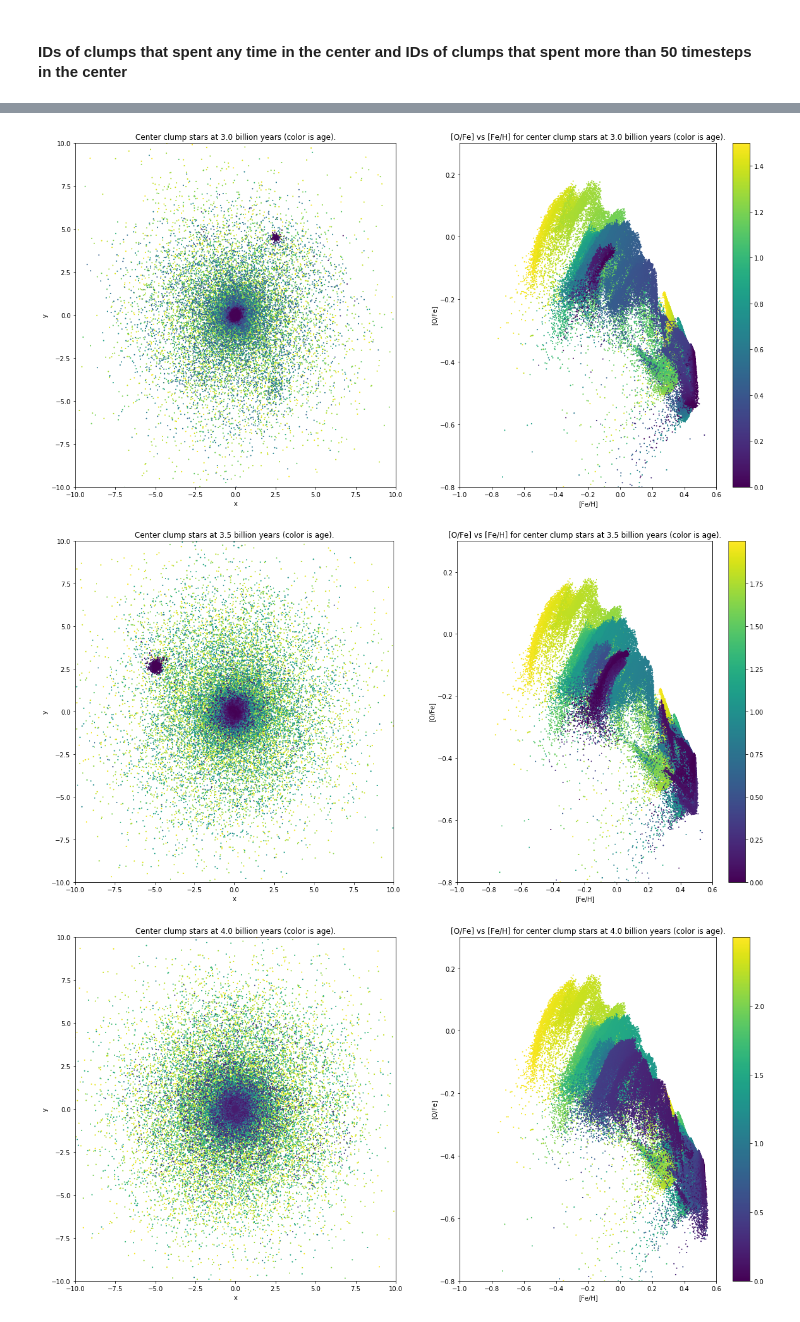
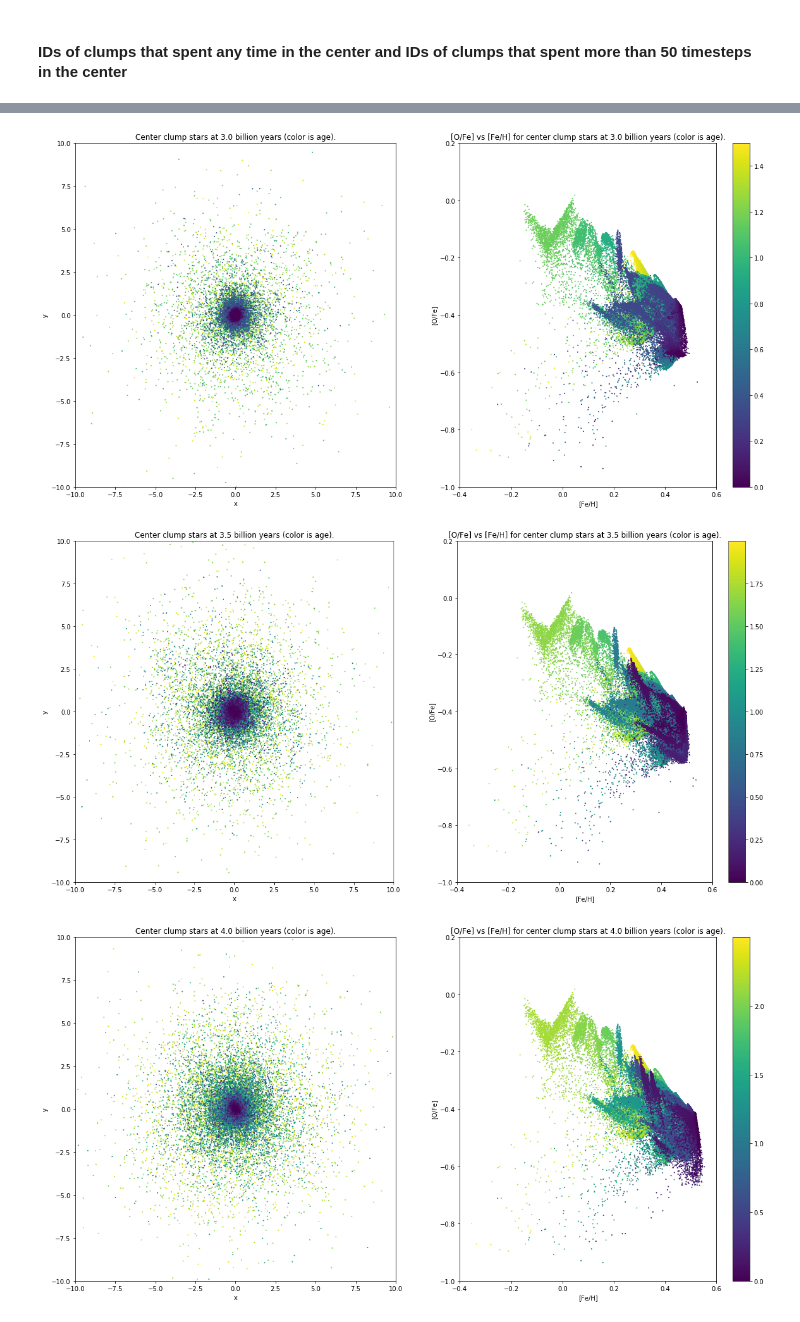
Before and after one commit to BethanyGarver/clumpy-star-formation, a Jupyter notebook: CenterClumps-checkpoint.ipynb, the cells around one changed output, grey strips where cells are left out. Cells and saved outputs as stored; diff of their text form; code cells hidden in the pictures.

```diff
--- a/CenterClumps-checkpoint.ipynb
+++ b/CenterClumps-checkpoint.ipynb
@@ -22,7 +22,7 @@ def FitsRead(time):
             raise ValueError('No file')
     return cat
 # %%
-txy = Table.read('clumps4.fits',1)
-stars = Table.read('clumps4.fits',2)
-merges = Table.read('clumps4.fits',3)
+txy = Table.read('clumps5.fits',1)
+stars = Table.read('clumps5.fits',2)
+merges = Table.read('clumps5.fits',3)
 txyz = Table.read('txyzform.fits',1)
@@ -134,8 +152,8 @@ for time in range(4,9):
     plt.scatter(feh,ofe,c=age,s=1)
     plt.xlabel('[Fe/H]')
     plt.ylabel('[O/Fe]')
-    plt.xlim((-1,0.6))
-    plt.ylim((-0.8,0.3))
+    plt.xlim((-0.4,0.6))
+    plt.ylim((-1,0.2))
     plt.title('[O/Fe] vs [Fe/H] for center clump stars at {0} billion years (color is age).'.format(time/2))
     plt.colorbar()
 # %% [output]
@@ -144,3 +162,3 @@ for time in range(4,9):
-[figure, old version]
+[figure, new version]
-[figure, old version]
+[figure, new version]
-[figure, old version]
+[figure, new version]
```
Also changed, not shown: parts of 10 cells of this notebook.
